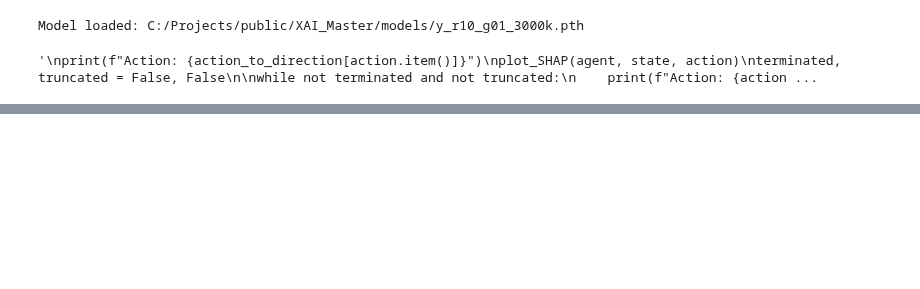
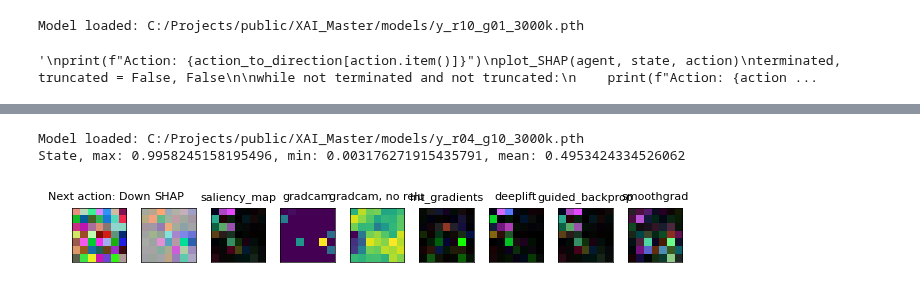
Before and after one commit to gunhamn/public, a Jupyter notebook: XAI_Master/xaiMethods.ipynb, the cells around one changed output, grey strips where cells are left out. Drawn from its saved outputs; the diff is of its cells as text; code cells hidden in the pictures; blank space fills up the shorter version.

```diff
--- a/XAI_Master/xaiMethods.ipynb
+++ b/XAI_Master/xaiMethods.ipynb
@@ -702,4 +834,38 @@ def plot_saliency_map(agent, state, action, plot=True):
         plt.tight_layout()
         plt.show()
     return saliency_map
+# %%
+def plotXaiMaps(agent, state, action, plot=True):
+    plotDict = {
+    f"Next action: {action_to_direction[action.item()]}": state[0].clone().detach().permute(2, 1, 0).cpu().numpy(),
+    "SHAP": plot_SHAP(agent, state, action, reduceDim=False, plot=False),
+    "saliency_map": plot_saliency_map(agent, state, action, reduceDim=False, plot=False),
+    "gradcam": plot_gradcam(agent, state, action, relu=True, plot=False),
+    "gradcam, no relu": plot_gradcam(agent, state, action, relu=False, plot=False),
+    "int_gradients": plot_integrated_gradients(agent, state, action, reduceDim=False, plot=False),
+    "deeplift": plot_deeplift_map(agent, state, action, reduceDim=False, plot=False),
+    "guided_backprop": plot_guidedbackprop_map(agent, state, action, reduceDim=False, plot=False),
+    "smoothgrad": plot_smoothgrad(agent, state, action, reduceDim=False, plot=False)
+    }
+    if plot:
+        for i, (key, value) in enumerate(plotDict.items()):
+            ax = plt.subplot(1, len(plotDict), i+1)
+            ax.imshow(value, cmap='viridis')
+            ax.set_title(f"{key}", fontsize=8)
+
+            # Remove ticks and numbers
+            ax.set_xticks([])
+            ax.set_yticks([])
+            ax.tick_params(left=False, bottom=False)
+
+            # Add a thin black border
+            for spine in ax.spines.values():
+                spine.set_visible(True)
+                spine.set_edgecolor('black')
+                spine.set_linewidth(0.5)
+
+        plt.tight_layout()
+        plt.show()
+
+    return plotDict
 # %%
@@ -789,0 +904,15 @@ Saliency shape: (7, 7)
+# %%
+modelName = "y_r04_g10_3000k.pth"
+agent.load_model_weights(f"C:/Projects/public/XAI_Master/models/{modelName}")
+
+observation, _ = env.reset()
+state = torch.tensor(observation, dtype=torch.float32, device=agent.device).unsqueeze(0)
+rand_state = torch.rand((1, 3, 7, 7), dtype=torch.float32, device=agent.device)
+print(f"State, max: {rand_state.max()}, min: {rand_state.min()}, mean: {rand_state.mean()}")
+action = agent.policy_net(state).max(1)[1].view(1, 1)
+
+plotDict = plotXaiMaps(agent, rand_state, action)
+# %% [output]
+Model loaded: C:/Projects/public/XAI_Master/models/y_r04_g10_3000k.pth
+State, max: 0.9958245158195496, min: 0.003176271915435791, mean: 0.4953424334526062
+[figure, added]
```
Also changed, not shown: parts of 12 cells of this notebook.
